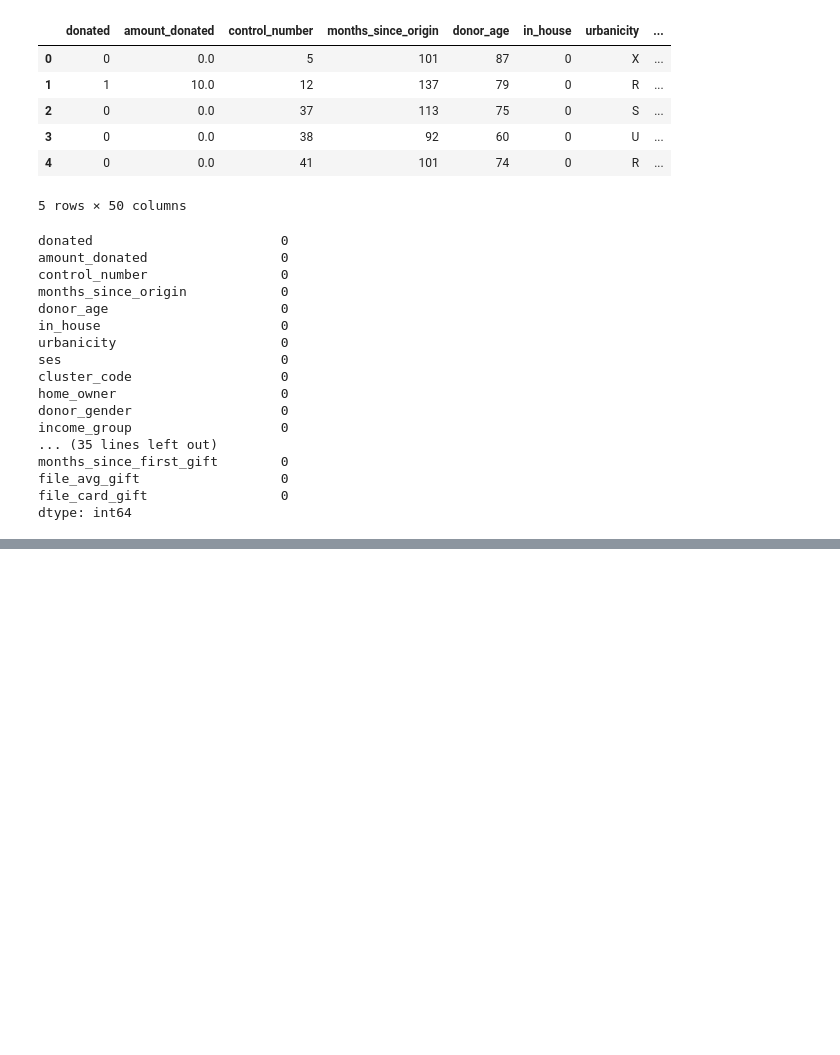
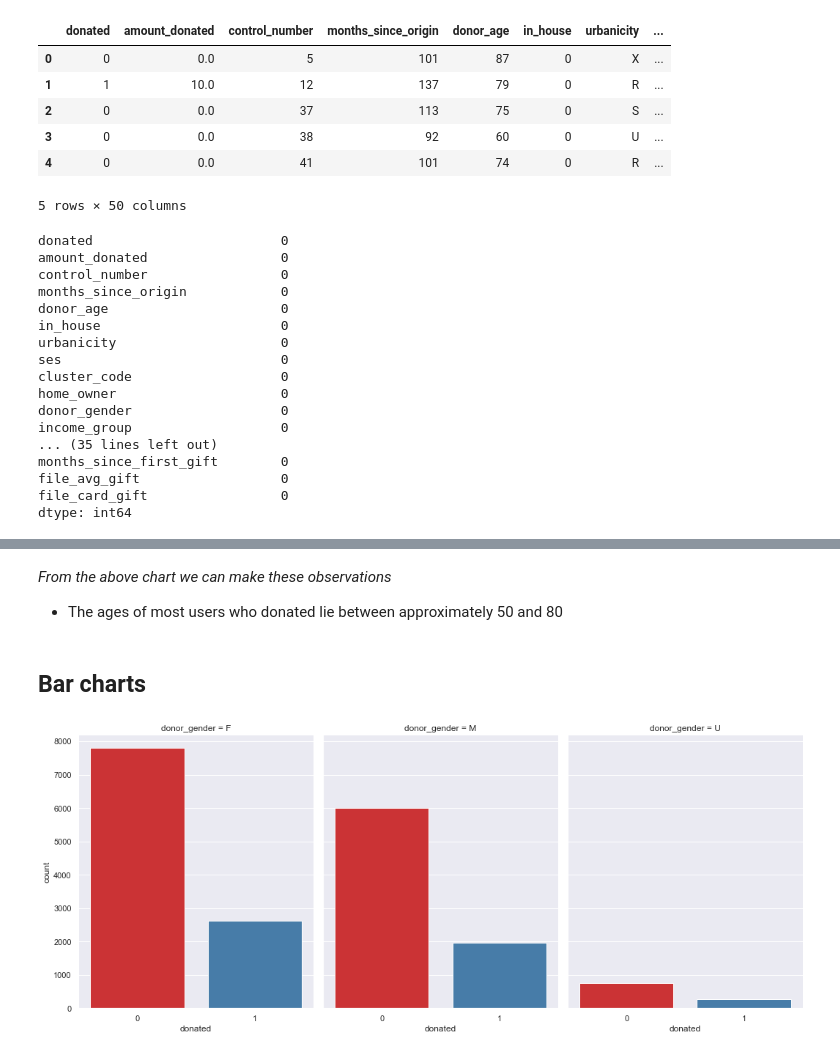
Before and after one commit to jindukwentua/Applying-Machine-Learning-to-Charity-donations, a Jupyter notebook: notebook/analysis.ipynb, the cells around one changed output, grey strips where cells are left out. Cells and saved outputs as stored; diff of their text form; code cells hidden in the pictures; blank space fills up the shorter version.

```diff
--- a/notebook/analysis.ipynb
+++ b/notebook/analysis.ipynb
@@ -1063,0 +1130,13 @@ df_numerical.head()
+# %% [markdown]
+*From the above chart we can make these observations*
+
+*   The ages of most users who donated lie between approximately 50 and 80
+# %% [markdown]
+## Bar charts
+# %%
+# Plotting bar charts
+#
+sns.catplot("donated", col="donor_gender", col_wrap=4, data=df, kind="count", height=6, aspect=.8, palette='Set1')
+plt.show()
+# %% [output]
+[figure, added]
```
Also changed, not shown: parts of 45 cells of this notebook.
